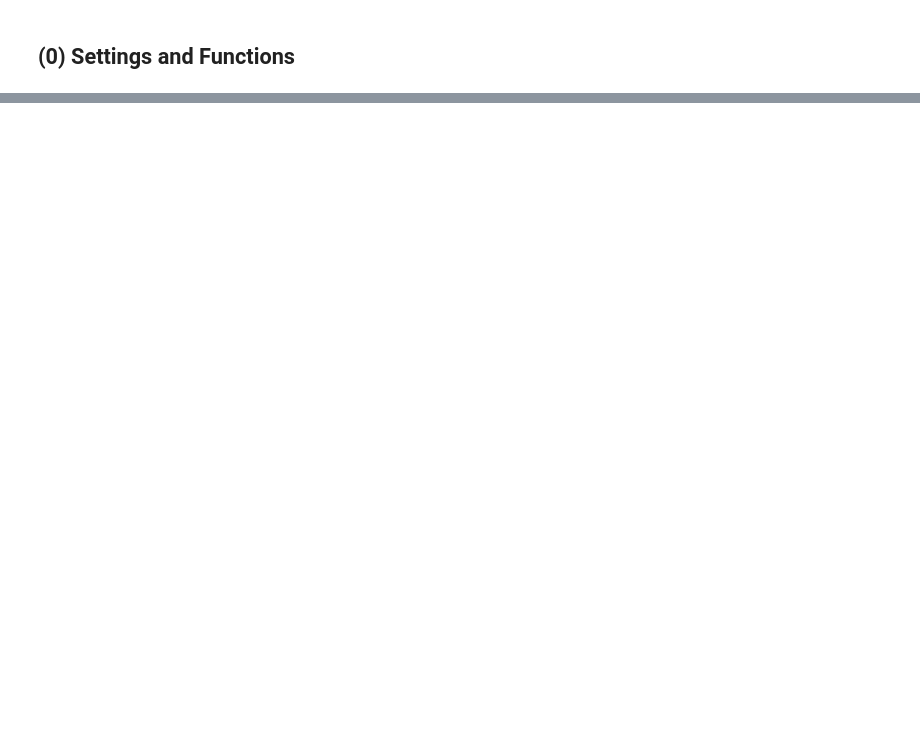
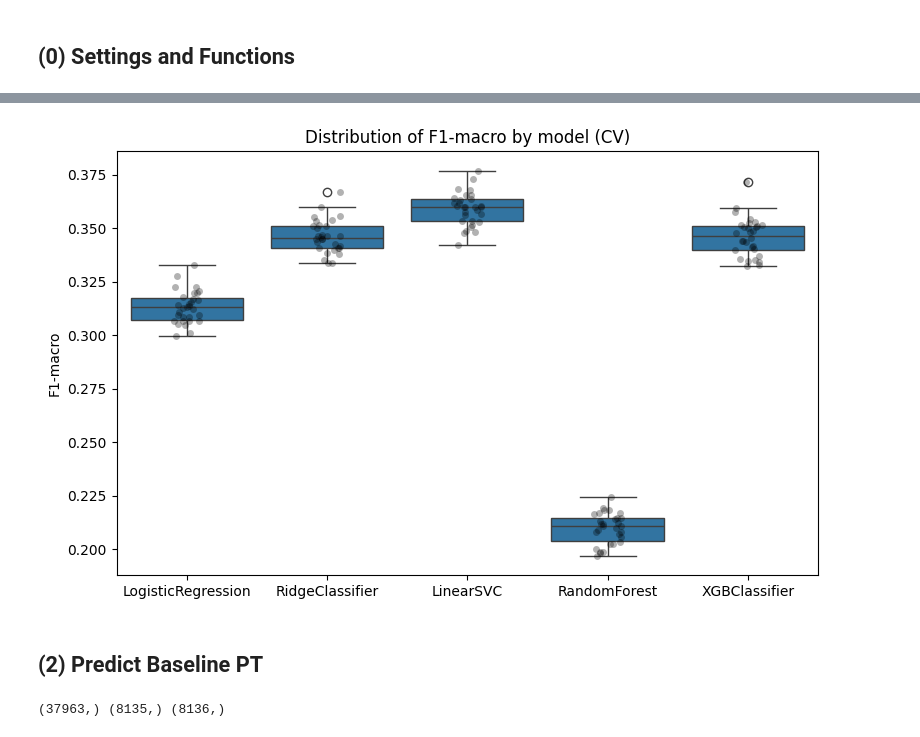
Before and after one commit to LuanBarbs/tcc-emotion-detection-nlp, a Jupyter notebook: src/baseline/baseline_05_GoEmotions_BoW.ipynb, the cells around one changed output, grey strips where cells are left out. Drawn from its saved outputs; the diff is of its cells as text; code cells hidden in the pictures; blank space fills up the shorter version.

```diff
--- a/src/baseline/baseline_05_GoEmotions_BoW.ipynb
+++ b/src/baseline/baseline_05_GoEmotions_BoW.ipynb
@@ -291,0 +377,58 @@ plot_feature_importance_top_k(pipe_rf["model"], feature_names, k=15, model_name=
+# %%
+plt.figure(figsize=(8, 5))
+sns.boxplot(
+    data=df_long,
+    x="Model",
+    y="F1_macro"
+)
+sns.stripplot(
+    data=df_long,
+    x="Model",
+    y="F1_macro",
+    color="black",
+    alpha=0.3
+)
+
+plt.title("Distribution of F1-macro by model (CV)")
+plt.ylabel("F1-macro")
+plt.xlabel("")
+plt.tight_layout()
+plt.show()
+# %% [output]
+[figure, added]
+# %% [markdown]
+## (2) Predict Baseline PT
+# %%
+df['BASE_TEXT_PT'] = (
+    df['BASE_TEXT_PT']
+    .fillna("")
+    .astype(str)
+)
+
+emotion_cols = [
+    'admiration', 'amusement', 'anger', 'annoyance',
+    'approval', 'caring', 'confusion', 'curiosity', 'desire',
+    'disappointment', 'disapproval', 'disgust', 'embarrassment',
+    'excitement', 'fear', 'gratitude', 'grief', 'joy', 'love',
+    'nervousness', 'optimism', 'pride', 'realization', 'relief',
+    'remorse', 'sadness', 'surprise', 'neutral'
+]
+
+X_text = df['BASE_TEXT_PT']
+y = df[emotion_cols].values
+
+X_text_train, X_text_aux, y_train, y_aux = train_test_split(
+    X_text, y,
+    train_size=0.70,
+    random_state=42,
+)
+
+X_text_dev, X_text_test, y_dev, y_test = train_test_split(
+    X_text_aux, y_aux,
+    train_size=0.50,
+    random_state=42,
+)
+
+print(X_text_train.shape, X_text_dev.shape, X_text_test.shape)
+# %% [output]
+(37963,) (8135,) (8136,)
```
Also changed, not shown: parts of 20 cells of this notebook, 4 other files.
